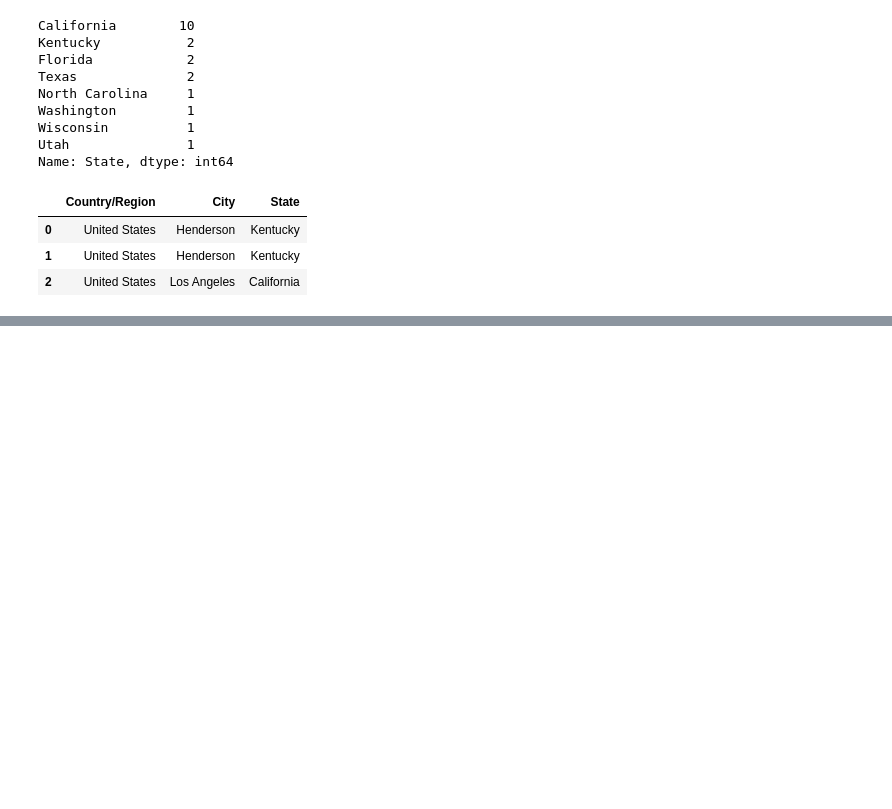
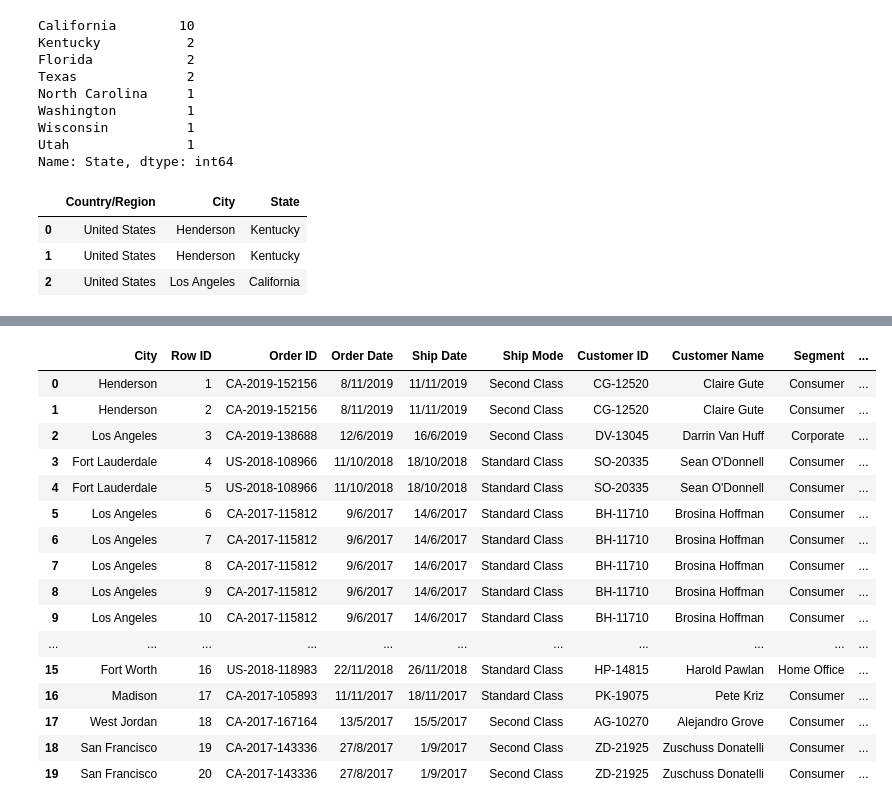
Before and after one commit to ThanawatKMUTNB/DataViz, a Jupyter notebook: testCSV.ipynb, the cells around one changed output, grey strips where cells are left out. Cells and saved outputs as stored; diff of their text form; code cells hidden in the pictures; blank space fills up the shorter version.

```diff
--- a/testCSV.ipynb
+++ b/testCSV.ipynb
@@ -140,0 +165,2 @@ df.loc[0:2,"Country/Region":'State']
+# %%
+df.set_index('City',inplace=True) #set City for index
@@ -140,0 +230,21 @@ df.loc[0:2,"Country/Region":'State']
+# %%
+df.reset_index(inplace=True) #set index to number
+df
+# %% [output]
+|  | City | Row ID | Order ID | Order Date | Ship Date | Ship Mode | Customer ID | Customer Name | Segment | ... |
+| 0 | Henderson | 1 | CA-2019-152156 | 8/11/2019 | 11/11/2019 | Second Class | CG-12520 | Claire Gute | Consumer | ... |
+| 1 | Henderson | 2 | CA-2019-152156 | 8/11/2019 | 11/11/2019 | Second Class | CG-12520 | Claire Gute | Consumer | ... |
+| 2 | Los Angeles | 3 | CA-2019-138688 | 12/6/2019 | 16/6/2019 | Second Class | DV-13045 | Darrin Van Huff | Corporate | ... |
+| 3 | Fort Lauderdale | 4 | US-2018-108966 | 11/10/2018 | 18/10/2018 | Standard Class | SO-20335 | Sean O'Donnell | Consumer | ... |
+| 4 | Fort Lauderdale | 5 | US-2018-108966 | 11/10/2018 | 18/10/2018 | Standard Class | SO-20335 | Sean O'Donnell | Consumer | ... |
+| 5 | Los Angeles | 6 | CA-2017-115812 | 9/6/2017 | 14/6/2017 | Standard Class | BH-11710 | Brosina Hoffman | Consumer | ... |
+| 6 | Los Angeles | 7 | CA-2017-115812 | 9/6/2017 | 14/6/2017 | Standard Class | BH-11710 | Brosina Hoffman | Consumer | ... |
+| 7 | Los Angeles | 8 | CA-2017-115812 | 9/6/2017 | 14/6/2017 | Standard Class | BH-11710 | Brosina Hoffman | Consumer | ... |
+| 8 | Los Angeles | 9 | CA-2017-115812 | 9/6/2017 | 14/6/2017 | Standard Class | BH-11710 | Brosina Hoffman | Consumer | ... |
+| 9 | Los Angeles | 10 | CA-2017-115812 | 9/6/2017 | 14/6/2017 | Standard Class | BH-11710 | Brosina Hoffman | Consumer | ... |
+| ... | ... | ... | ... | ... | ... | ... | ... | ... | ... | ... |
+| 15 | Fort Worth | 16 | US-2018-118983 | 22/11/2018 | 26/11/2018 | Standard Class | HP-14815 | Harold Pawlan | Home Office | ... |
+| 16 | Madison | 17 | CA-2017-105893 | 11/11/2017 | 18/11/2017 | Standard Class | PK-19075 | Pete Kriz | Consumer | ... |
+| 17 | West Jordan | 18 | CA-2017-167164 | 13/5/2017 | 15/5/2017 | Second Class | AG-10270 | Alejandro Grove | Consumer | ... |
+| 18 | San Francisco | 19 | CA-2017-143336 | 27/8/2017 | 1/9/2017 | Second Class | ZD-21925 | Zuschuss Donatelli | Consumer | ... |
+| 19 | San Francisco | 20 | CA-2017-143336 | 27/8/2017 | 1/9/2017 | Second Class | ZD-21925 | Zuschuss Donatelli | Consumer | ... |
```
Also changed, not shown: parts of 7 cells of this notebook, 2 other files.
